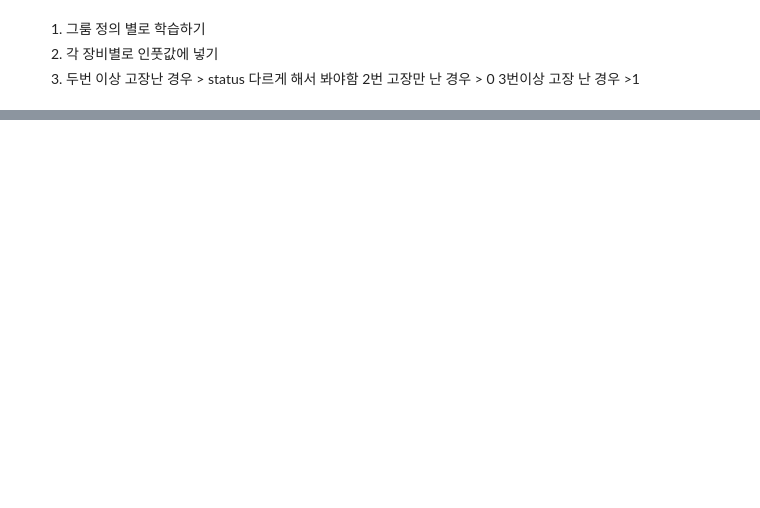
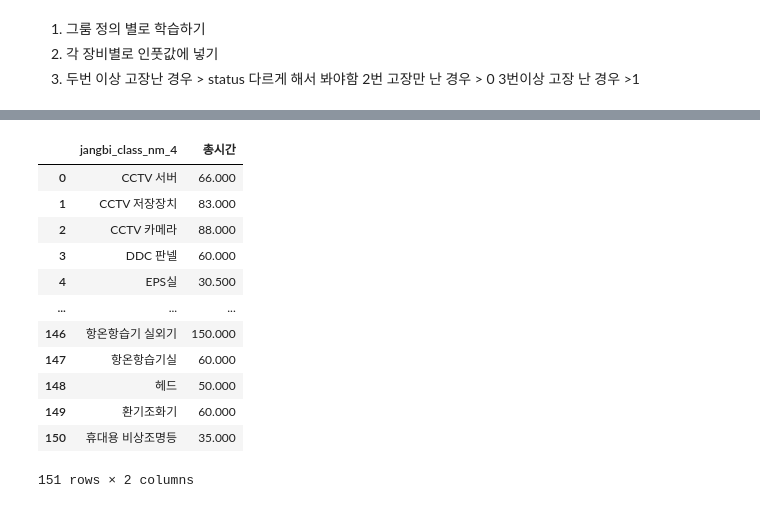
Before and after one commit to KeumHyeonJun/Governmnet_project, a Jupyter notebook: 자재/생존분석/생존분석.ipynb, the cells around one changed output, grey strips where cells are left out. Saved outputs shown, nothing was run; the diff lists cells and outputs as text; code cells hidden in the pictures; blank space fills up the shorter version.

```diff
--- a/자재/생존분석/생존분석.ipynb
+++ b/자재/생존분석/생존분석.ipynb
@@ -251 +237,29 @@ output_data
+# %%
+time_data = pd.read_csv('장비_작업시간.csv')[['jangbi_class_nm_4','job_time']]
+#time_data['job_class_nm_4'].dt.days
+# 일
+time_data['일'] = time_data['job_time'].str[:-13]
+time_data=time_data[~time_data['일'].str.contains('-')]
+time_data['시간'] = time_data['job_time'].str[-8:]
+time_data['시'] = pd.to_datetime(time_data['시간']).dt.hour
+time_data['분'] = pd.to_datetime(time_data['시간']).dt.minute
+time_data[['일','시','분']] = time_data[['일','시','분']].astype(int)
+time_data['총시간']= time_data['일']*24*60 + time_data['시'] * 60 + time_data['분']
+time_final = time_data.groupby('jangbi_class_nm_4').median()['총시간']
+time_final = time_final.reset_index()
+time_final
+# %% [output]
+|  | jangbi_class_nm_4 | 총시간 |
+| 0 | CCTV 서버 | 66.000 |
+| 1 | CCTV 저장장치 | 83.000 |
+| 2 | CCTV 카메라 | 88.000 |
+| 3 | DDC 판넬 | 60.000 |
+| 4 | EPS실 | 30.500 |
+| ... | ... | ... |
+| 146 | 항온항습기 실외기 | 150.000 |
+| 147 | 항온항습기실 | 60.000 |
+| 148 | 헤드 | 50.000 |
+| 149 | 환기조화기 | 60.000 |
+| 150 | 휴대용 비상조명등 | 35.000 |
+151 rows × 2 columns
 # %%
```
Also changed, not shown: parts of 18 cells of this notebook, 4 other files.
